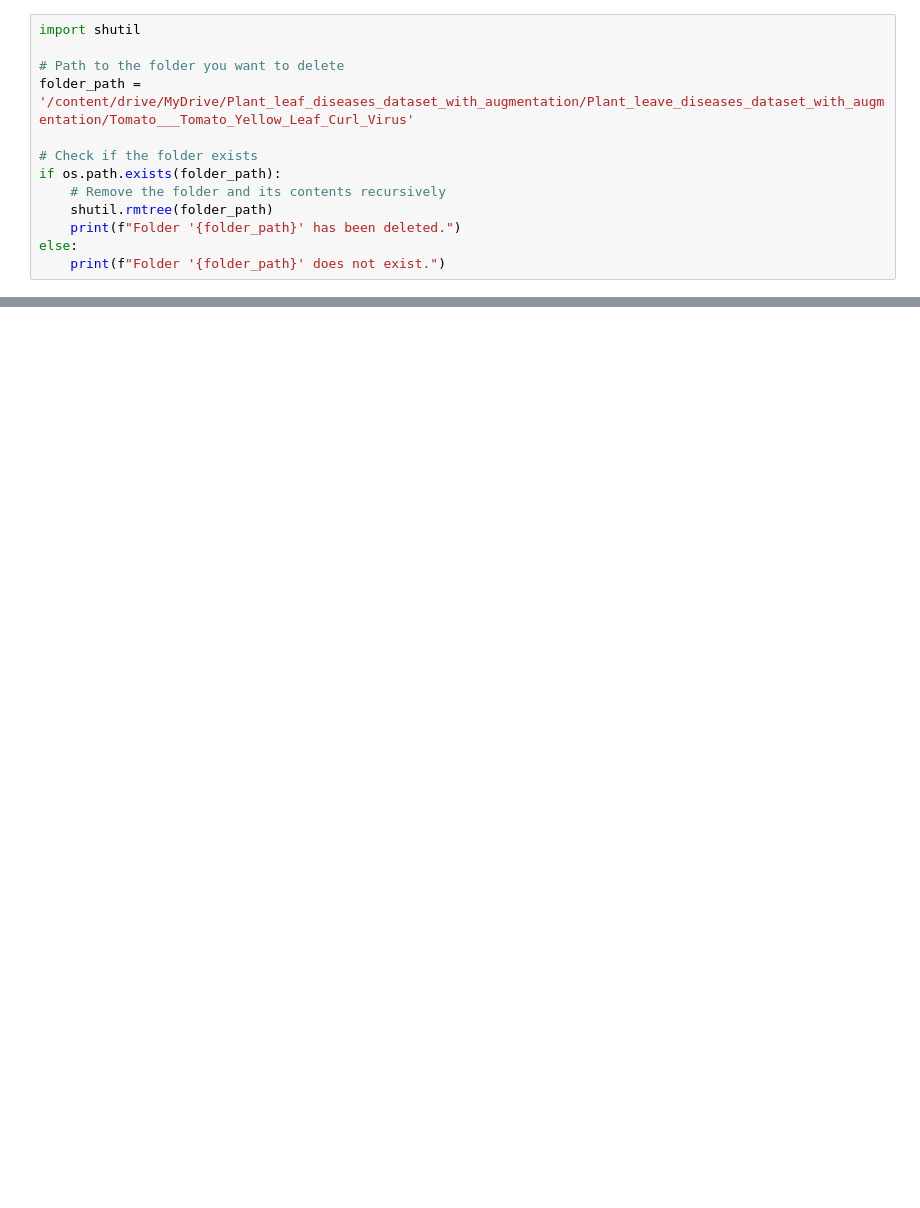
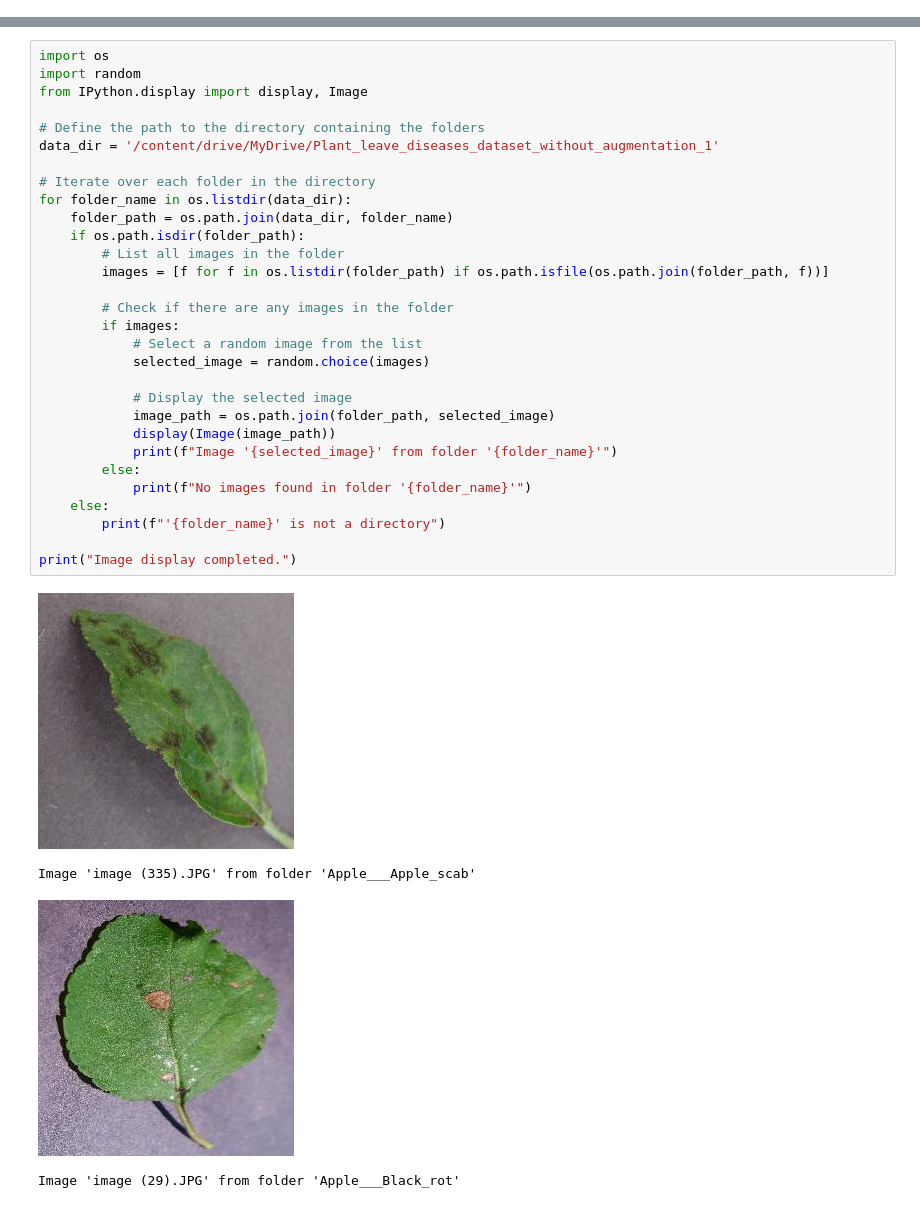
Before and after one commit to Memoona028/Plant-leaf-disease-detection, a Jupyter notebook: ANN_Project.ipynb, the cells around one changed output, grey strips where cells are left out. Cells and saved outputs as stored; diff of their text form; blank space fills up the shorter version.

```diff
--- a/ANN_Project.ipynb
+++ b/ANN_Project.ipynb
@@ -78,13 +35,0 @@ for images, labels in data_generator:
-# %%
-import shutil
-
-# Path to the folder you want to delete
-folder_path = '/content/drive/MyDrive/Plant_leaf_diseases_dataset_with_augmentation/Plant_leave_diseases_dataset_with_augmentation/Tomato___Tomato_Yellow_Leaf_Curl_Virus'
-
-# Check if the folder exists
-if os.path.exists(folder_path):
-    # Remove the folder and its contents recursively
-    shutil.rmtree(folder_path)
-    print(f"Folder '{folder_path}' has been deleted.")
-else:
-    print(f"Folder '{folder_path}' does not exist.")
@@ -92,0 +55,35 @@ Folder '/content/drive/MyDrive/Plant_leaf_diseases_dataset_with_augmentation/Pla
+# %%
+import os
+import random
+from IPython.display import display, Image
+
+# Define the path to the directory containing the folders
+data_dir = '/content/drive/MyDrive/Plant_leave_diseases_dataset_without_augmentation_1'
+
+# Iterate over each folder in the directory
+for folder_name in os.listdir(data_dir):
+    folder_path = os.path.join(data_dir, folder_name)
+    if os.path.isdir(folder_path):
+        # List all images in the folder
+        images = [f for f in os.listdir(folder_path) if os.path.isfile(os.path.join(folder_path, f))]
+
+        # Check if there are any images in the folder
+        if images:
+            # Select a random image from the list
+            selected_image = random.choice(images)
+
+            # Display the selected image
+            image_path = os.path.join(folder_path, selected_image)
+            display(Image(image_path))
+            print(f"Image '{selected_image}' from folder '{folder_name}'")
+        else:
+            print(f"No images found in folder '{folder_name}'")
+    else:
+        print(f"'{folder_name}' is not a directory")
+
+print("Image display completed.")
+# %% [output]
+[figure, added]
+Image 'image (335).JPG' from folder 'Apple___Apple_scab'
+[figure, added]
+Image 'image (29).JPG' from folder 'Apple___Black_rot'
```
Also changed, not shown: parts of 22 cells of this notebook.
